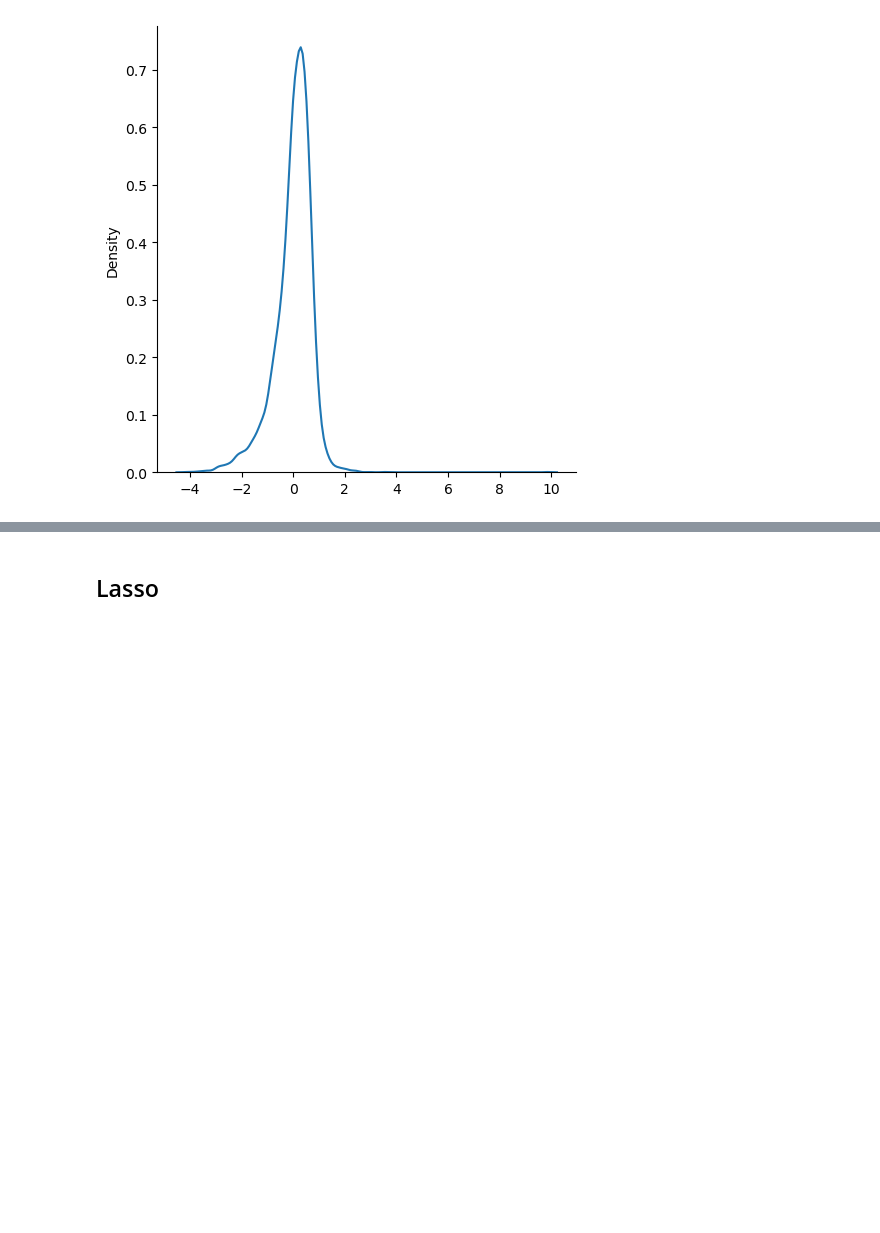
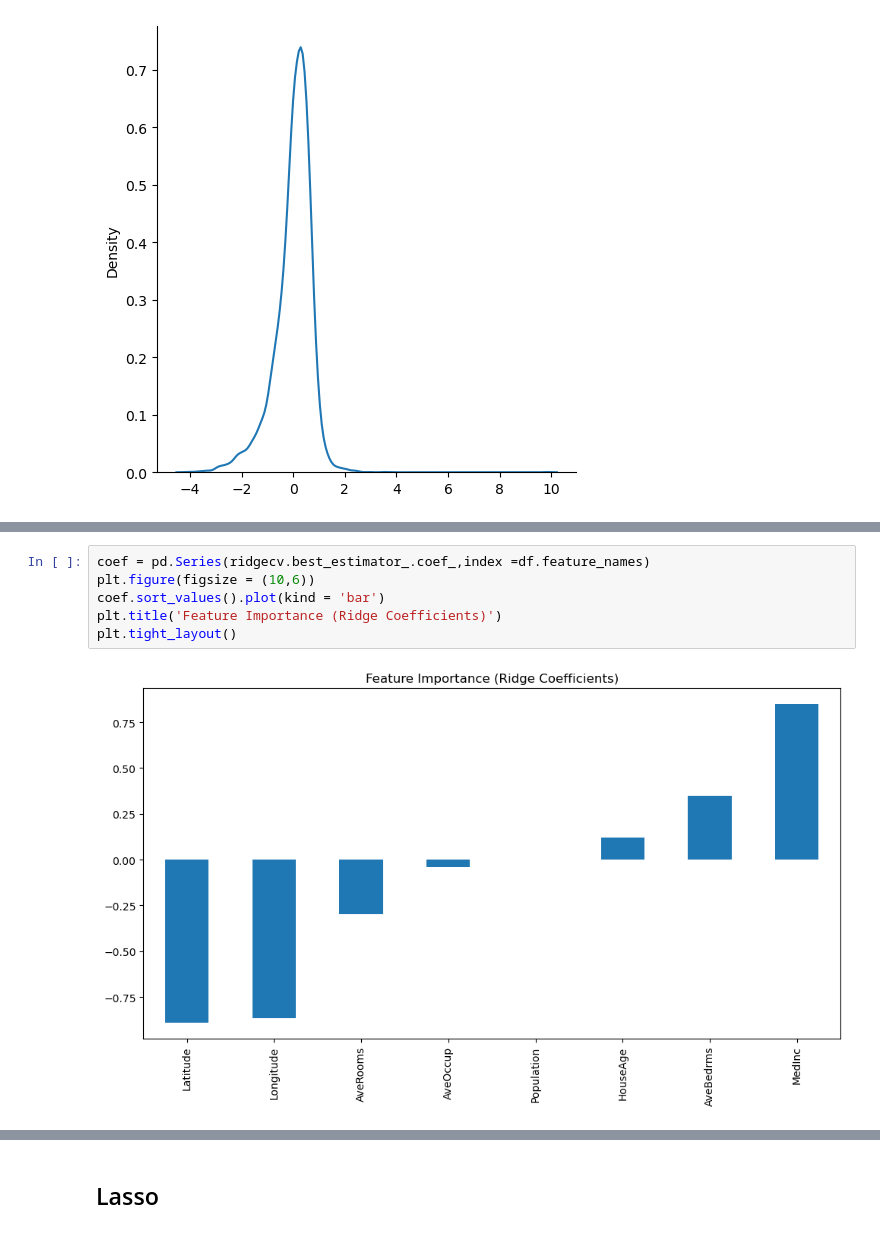
Before and after one commit to PratyushPoddar07/DATA_Project, a Jupyter notebook: ML-Algo/LinearRegression.ipynb, the cells around one changed output, grey strips where cells are left out. Drawn from its saved outputs; the diff is of its cells as text; blank space fills up the shorter version.

```diff
--- a/ML-Algo/LinearRegression.ipynb
+++ b/ML-Algo/LinearRegression.ipynb
@@ -189,0 +199,8 @@ score
+# %%
+coef = pd.Series(ridgecv.best_estimator_.coef_,index =df.feature_names)
+plt.figure(figsize = (10,6))
+coef.sort_values().plot(kind = 'bar')
+plt.title('Feature Importance (Ridge Coefficients)')
+plt.tight_layout()
+# %% [output]
+[figure, added]
```
Also changed, not shown: parts of 13 cells of this notebook.
